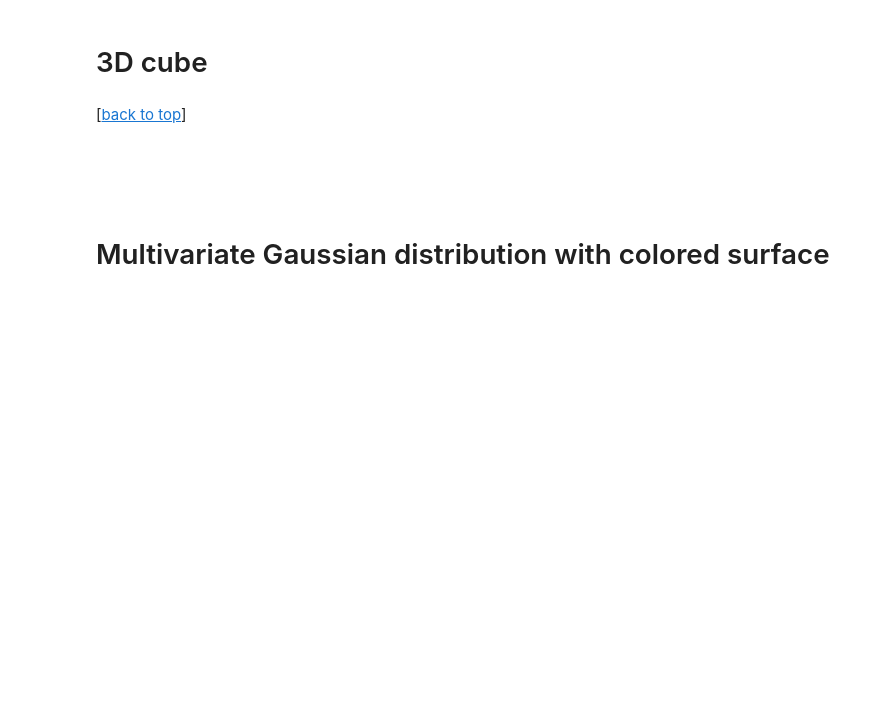
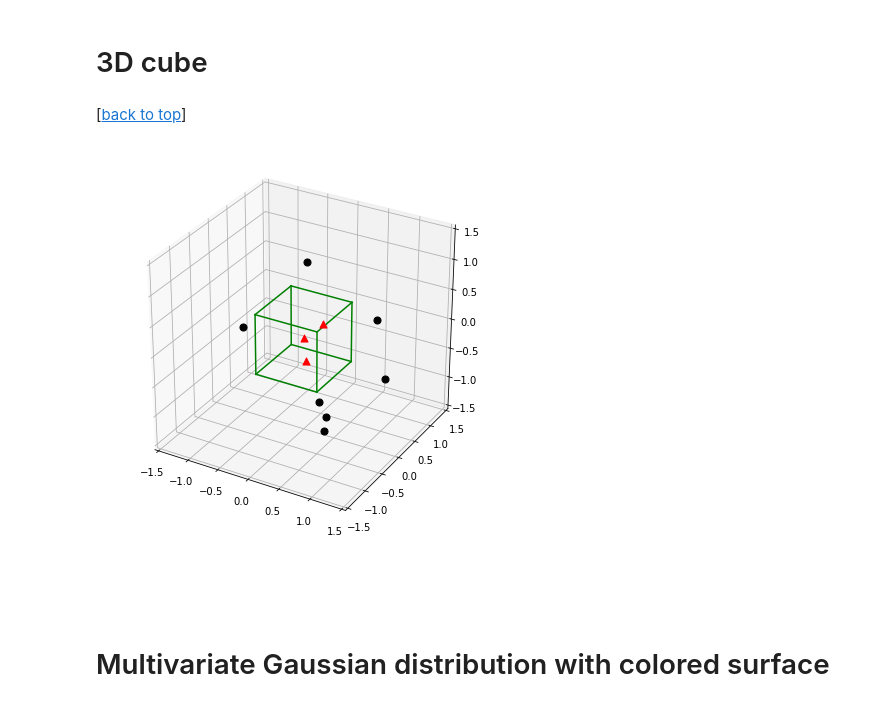
Before and after one commit to tulip-lab/flip00, a Jupyter notebook: F0C-12-3DPlots.ipynb, the cells around one changed output. Drawn from its saved outputs; the diff is of its cells as text; code cells hidden in the pictures; blank space fills up the shorter version.

```diff
--- a/F0C-12-3DPlots.ipynb
+++ b/F0C-12-3DPlots.ipynb
@@ -155,34 +186,36 @@ import numpy as np
 from itertools import product, combinations
 fig = plt.figure(figsize=(7,7))
 ax = fig.gca(projection='3d')
-ax.set_aspect("equal")
+#ax.set_aspect("equal")
 
 # Plot Points
 
 # samples within the cube
 X_inside = np.array([[0,0,0],[0.2,0.2,0.2],[0.1, -0.1, -0.3]])
 
 X_outside = np.array([[-1.2,0.3,-0.3],[0.8,-0.82,-0.9],[1, 0.6, -0.7],
                       [0.8,0.7,0.2],[0.7,-0.8,-0.45],[-0.3, 0.6, 0.9],
                       [0.7,-0.6,-0.8]])
 
 for row in X_inside:
     ax.scatter(row[0], row[1], row[2], color="r", s=50, marker='^')
 
 for row in X_outside:
     ax.scatter(row[0], row[1], row[2], color="k", s=50)
 
 # Plot Cube
 h = [-0.5, 0.5]
 for s, e in combinations(np.array(list(product(h,h,h))), 2):
     if np.sum(np.abs(s-e)) == h[1]-h[0]:
         ax.plot3D(*zip(s,e), color="g")
 
 ax.set_xlim(-1.5, 1.5)
 ax.set_ylim(-1.5, 1.5)
 ax.set_zlim(-1.5, 1.5)
 
 plt.show()
+# %% [output]
+[figure, added]
 # %% [markdown]
 <br>
 <br>
```
Also changed, not shown: parts of 7 cells of this notebook, 8 other files.
